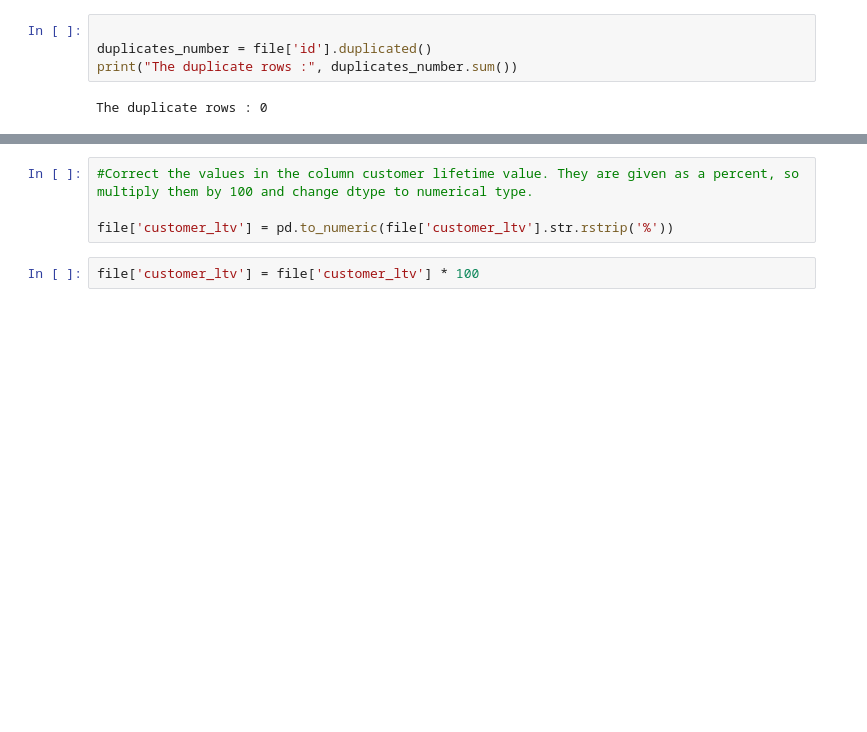
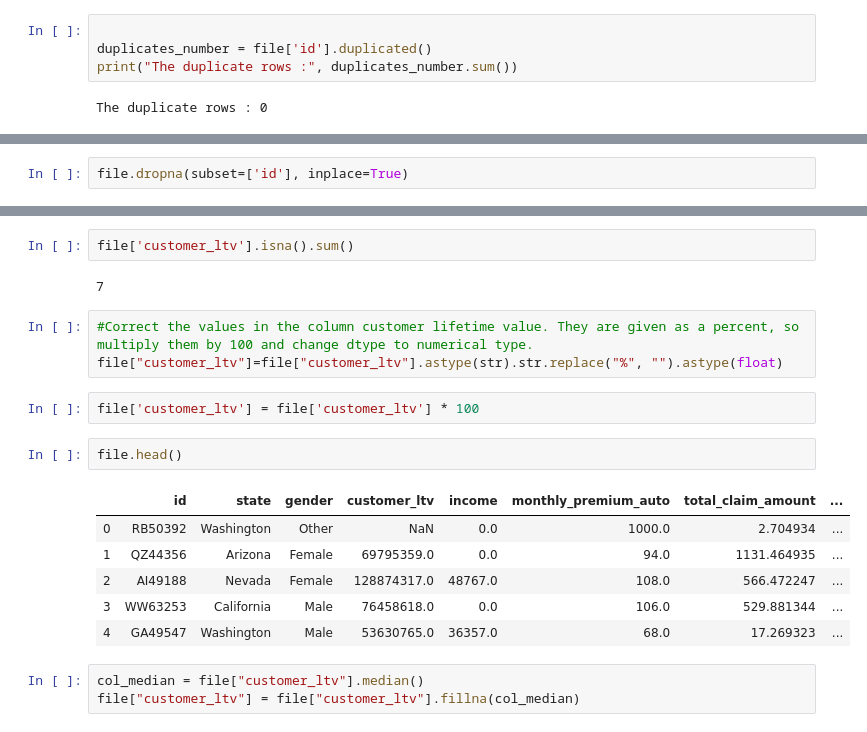
Before and after one commit to dooinn/lab-customer-analysis-round-1, a Jupyter notebook: lab-customer-analysis-round-1.ipynb, the cells around one changed output, grey strips where cells are left out. Saved outputs shown, nothing was run; the diff lists cells and outputs as text; blank space fills up the shorter version.

```diff
--- a/lab-customer-analysis-round-1.ipynb
+++ b/lab-customer-analysis-round-1.ipynb
@@ -209,0 +227,2 @@ The duplicate rows : 0
+# %%
+file.dropna(subset=['id'], inplace=True)
@@ -210,6 +267,21 @@ The duplicate rows : 0
+# %%
+file['customer_ltv'].isna().sum()
+# %% [output]
+7
 # %%
 #Correct the values in the column customer lifetime value. They are given as a percent, so multiply them by 100 and change dtype to numerical type.
-
-file['customer_ltv'] = pd.to_numeric(file['customer_ltv'].str.rstrip('%'))
+file["customer_ltv"]=file["customer_ltv"].astype(str).str.replace("%", "").astype(float)
 # %%
 file['customer_ltv'] = file['customer_ltv'] * 100
+# %%
+file.head()
+# %% [output]
+|  | id | state | gender | customer_ltv | income | monthly_premium_auto | total_claim_amount | ... |
+| 0 | RB50392 | Washington | Other | NaN | 0.0 | 1000.0 | 2.704934 | ... |
+| 1 | QZ44356 | Arizona | Female | 69795359.0 | 0.0 | 94.0 | 1131.464935 | ... |
+| 2 | AI49188 | Nevada | Female | 128874317.0 | 48767.0 | 108.0 | 566.472247 | ... |
+| 3 | WW63253 | California | Male | 76458618.0 | 0.0 | 106.0 | 529.881344 | ... |
+| 4 | GA49547 | Washington | Male | 53630765.0 | 36357.0 | 68.0 | 17.269323 | ... |
+# %%
+col_median = file["customer_ltv"].median()
+file["customer_ltv"] = file["customer_ltv"].fillna(col_median)
```
Also changed, not shown: parts of 8 cells of this notebook.
